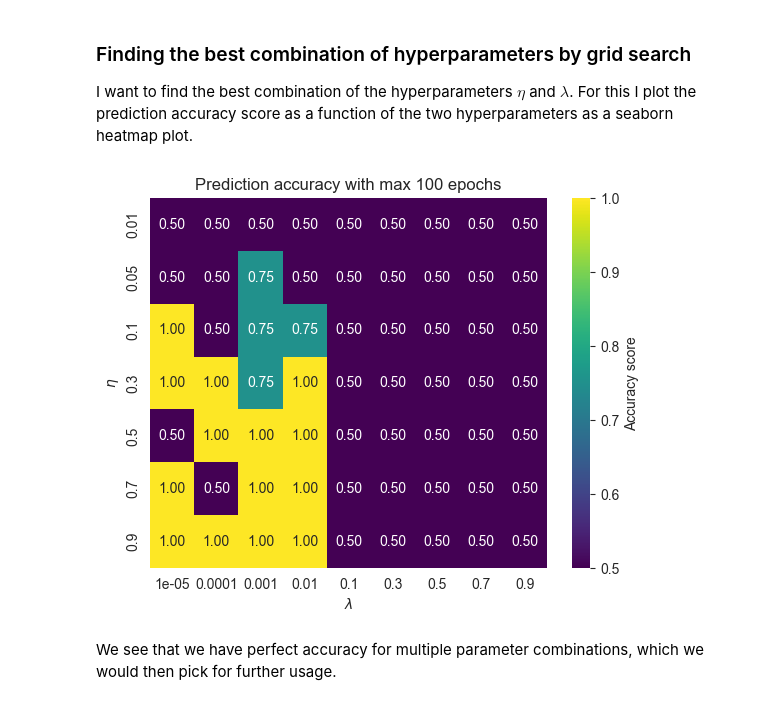
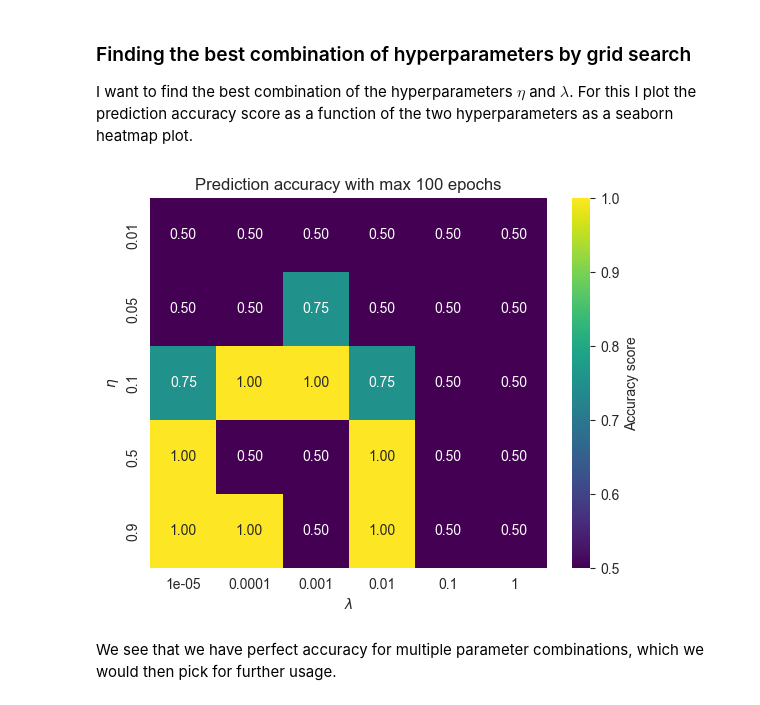
Before and after one commit to LassePladsen/FYS-STK3155-4155, a Jupyter notebook: Weekly exercises/43 & 44/Week 43 & 44 Lasse Pladsen.ipynb, the cells around one changed output. Cells and saved outputs as stored; diff of their text form; code cells hidden in the pictures.

```diff
--- a/Weekly exercises/43 & 44/Week 43 & 44 Lasse Pladsen.ipynb
+++ b/Weekly exercises/43 & 44/Week 43 & 44 Lasse Pladsen.ipynb
@@ -515,37 +520,37 @@ def train(X, target, eta, lmbd, max_epochs=1000, abs_tol=1e-5, prnt=True):
 I want to find the best combination of the hyperparameters $\eta$ and $\lambda$. For this I plot the prediction accuracy score as a function of the two hyperparameters as a seaborn heatmap plot.
 # %%
 # Parameters
-eta_vals = np.array([0.01, 0.05, 0.1, 0.3, 0.5, 0.7, 0.9])  # learning rates
-lmbd_vals = np.array([1e-5, 1e-4, 1e-3, 0.01, 0.1, 0.3, 0.5, 0.7, 0.9]) # regularization rates
+eta_vals = np.array([0.01, 0.05, 0.1, 0.5, 0.9])  # learning rates
+lmbd_vals = np.logspace(-5, 0, 6) # regularization rates
 target = yXOR  # choose which target gate to train on [yOR / yAND / yXOR]
 n_epochs = 100  # epochs for training
 
 # Iterate through parameters -> train -> save accuracy score to heatmap
 accuracy = np.zeros((eta_vals.size, lmbd_vals.size))
 for i, eta in enumerate(eta_vals):
     for j, lmbd in enumerate(lmbd_vals):
         for k in range(n_epochs):
             reset()
             train(X, target, eta, lmbd, max_epochs=1000, prnt=False)
             prediction = predict(feed_forward(X)[-1])
             accuracy[i, j] = accuracy_score(target, prediction)
 
 # Accuracy score heatmap
 sns.heatmap(
         accuracy,
         annot=True,
         fmt=".2f",
         xticklabels=[f"{lmbd:g}" for lmbd in lmbd_vals],
         yticklabels=[f"{eta:g}" for eta in eta_vals],
         cbar_kws={"label": "Accuracy score"},
         # cmap="RdBu",
         cmap="viridis",
 )
 plt.title(f"Prediction accuracy with max {n_epochs} epochs")
 plt.xlabel("$\lambda$")
 plt.ylabel("$\eta$");
 # %% [output]
-[figure, old version]
+[figure, new version]
 # %% [markdown]
 We see that we have perfect accuracy for multiple parameter combinations, which we would then pick for further usage.
 # %% [markdown]
```
Also changed, not shown: parts of 5 cells of this notebook.
